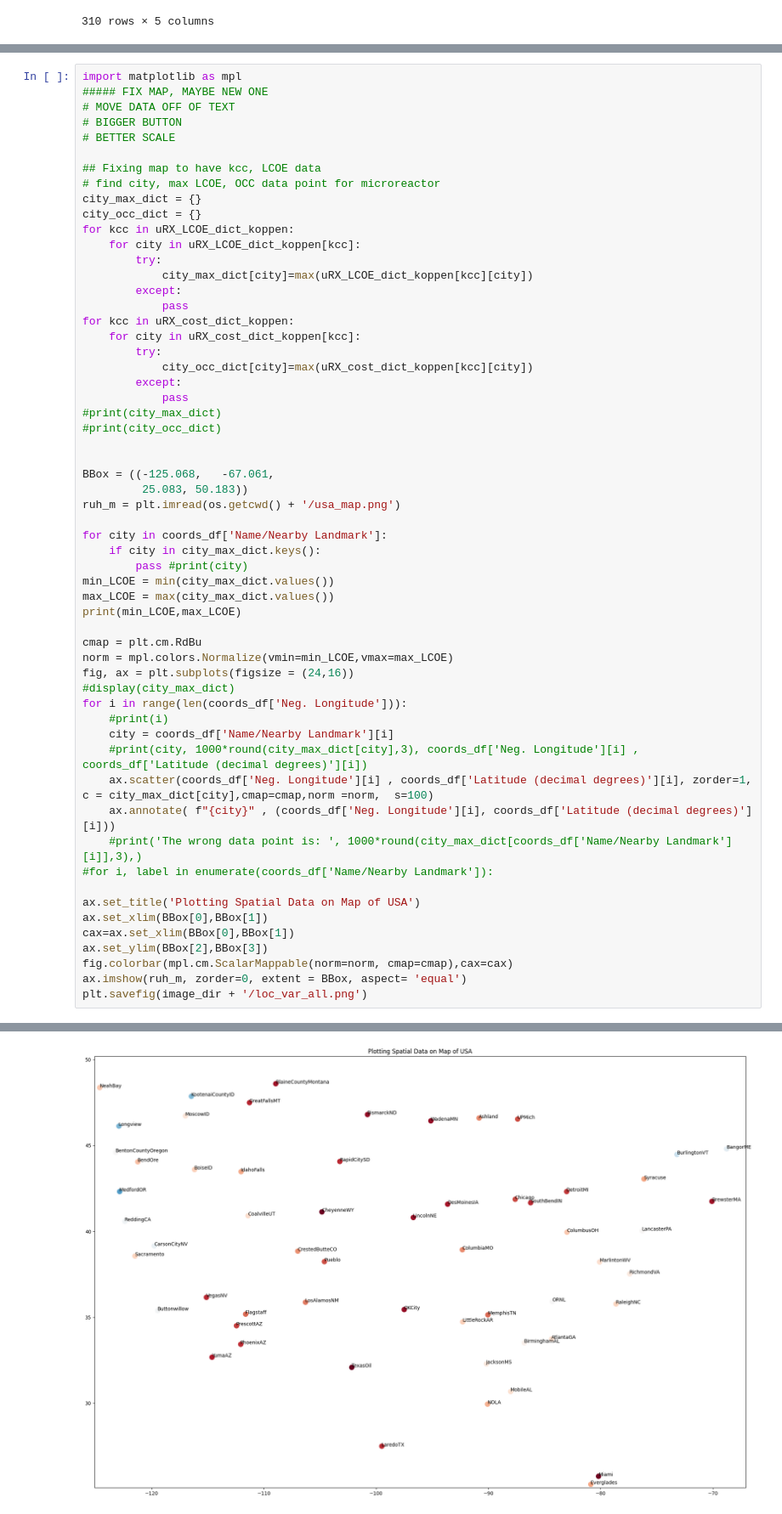
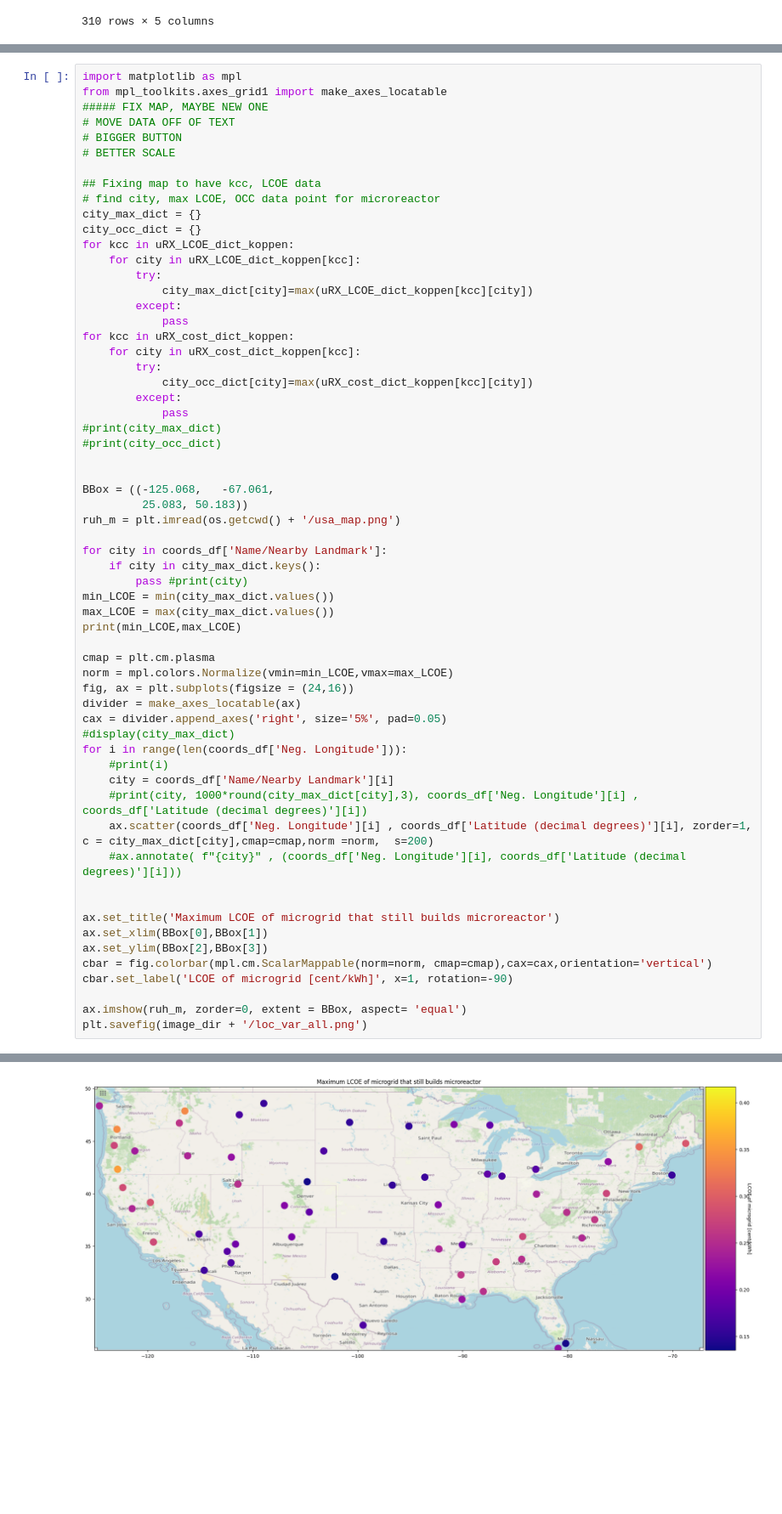
Before and after one commit to uw-reti/homer, a Jupyter notebook: ClimateStudies/OutputProcessing/HOMERDataProcessor.ipynb, the cells around one changed output, grey strips where cells are left out. Shown at 85% size. Drawn from its saved outputs; the diff is of its cells as text; blank space fills up the shorter version.

Commit message:
better map color scheme

```diff
--- a/ClimateStudies/OutputProcessing/HOMERDataProcessor.ipynb
+++ b/ClimateStudies/OutputProcessing/HOMERDataProcessor.ipynb
@@ -1393,5 +1392,6 @@ for kcc in koppen:
 # %%
 import matplotlib as mpl
+from mpl_toolkits.axes_grid1 import make_axes_locatable
 ##### FIX MAP, MAYBE NEW ONE
 # MOVE DATA OFF OF TEXT
 # BIGGER BUTTON
@@ -1415,39 +1415,41 @@ for kcc in uRX_cost_dict_koppen:
             pass
 #print(city_max_dict)
 #print(city_occ_dict)
 
 
 BBox = ((-125.068,   -67.061,
          25.083, 50.183))
 ruh_m = plt.imread(os.getcwd() + '/usa_map.png')
 
 for city in coords_df['Name/Nearby Landmark']:
     if city in city_max_dict.keys():
         pass #print(city)
 min_LCOE = min(city_max_dict.values())
 max_LCOE = max(city_max_dict.values())
 print(min_LCOE,max_LCOE)
 
-cmap = plt.cm.RdBu
+cmap = plt.cm.plasma
 norm = mpl.colors.Normalize(vmin=min_LCOE,vmax=max_LCOE)
 fig, ax = plt.subplots(figsize = (24,16))
+divider = make_axes_locatable(ax)
+cax = divider.append_axes('right', size='5%', pad=0.05)
 #display(city_max_dict)
 for i in range(len(coords_df['Neg. Longitude'])):
     #print(i)
     city = coords_df['Name/Nearby Landmark'][i]
     #print(city, 1000*round(city_max_dict[city],3), coords_df['Neg. Longitude'][i] , coords_df['Latitude (decimal degrees)'][i])
-    ax.scatter(coords_df['Neg. Longitude'][i] , coords_df['Latitude (decimal degrees)'][i], zorder=1,  c = city_max_dict[city],cmap=cmap,norm =norm,  s=100)
-    ax.annotate( f"{city}" , (coords_df['Neg. Longitude'][i], coords_df['Latitude (decimal degrees)'][i]))
-    #print('The wrong data point is: ', 1000*round(city_max_dict[coords_df['Name/Nearby Landmark'][i]],3),)
-#for i, label in enumerate(coords_df['Name/Nearby Landmark']):
+    ax.scatter(coords_df['Neg. Longitude'][i] , coords_df['Latitude (decimal degrees)'][i], zorder=1,  c = city_max_dict[city],cmap=cmap,norm =norm,  s=200)
+    #ax.annotate( f"{city}" , (coords_df['Neg. Longitude'][i], coords_df['Latitude (decimal degrees)'][i]))
 
-ax.set_title('Plotting Spatial Data on Map of USA')
+
+ax.set_title('Maximum LCOE of microgrid that still builds microreactor')
 ax.set_xlim(BBox[0],BBox[1])
-cax=ax.set_xlim(BBox[0],BBox[1])
 ax.set_ylim(BBox[2],BBox[3])
-fig.colorbar(mpl.cm.ScalarMappable(norm=norm, cmap=cmap),cax=cax)
+cbar = fig.colorbar(mpl.cm.ScalarMappable(norm=norm, cmap=cmap),cax=cax,orientation='vertical')
+cbar.set_label('LCOE of microgrid [cent/kWh]', x=1, rotation=-90)
+
 ax.imshow(ruh_m, zorder=0, extent = BBox, aspect= 'equal')
 plt.savefig(image_dir + '/loc_var_all.png')
 # %% [output]
 0.13507941365242004 0.41704845428466797
-[figure, old version]
+[figure, new version]
```
Also changed, not shown: parts of 2 cells of this notebook, 1 other file.
